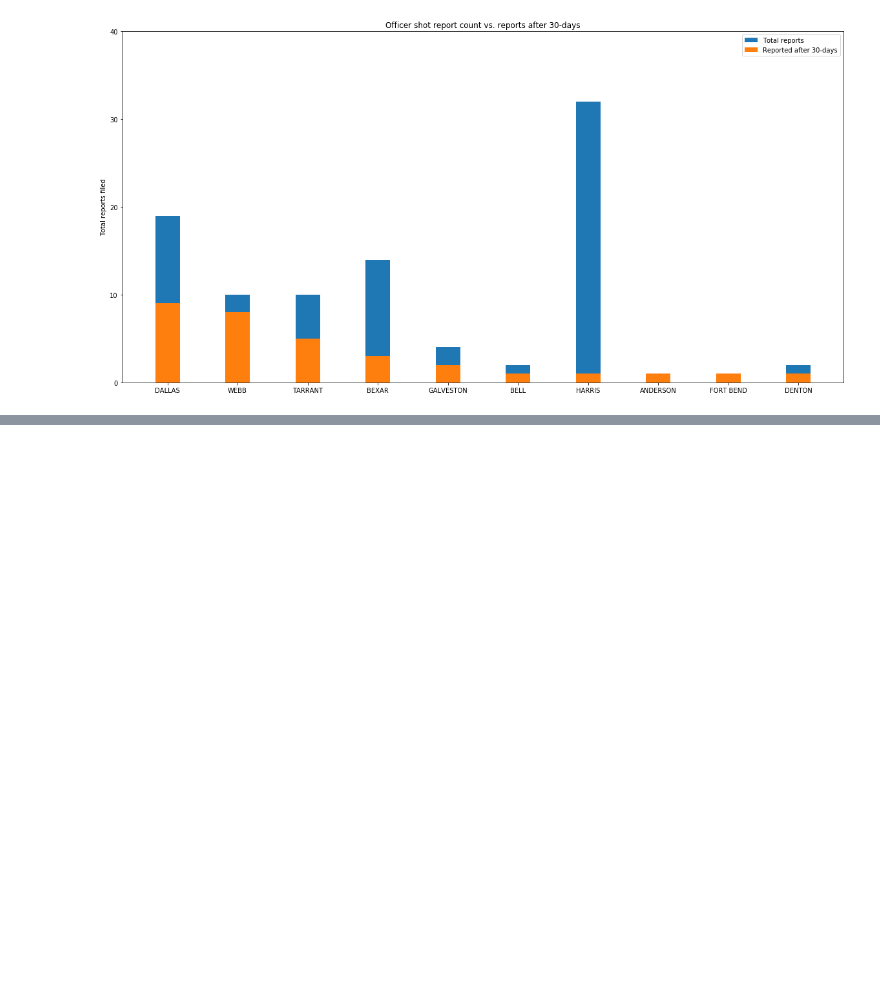
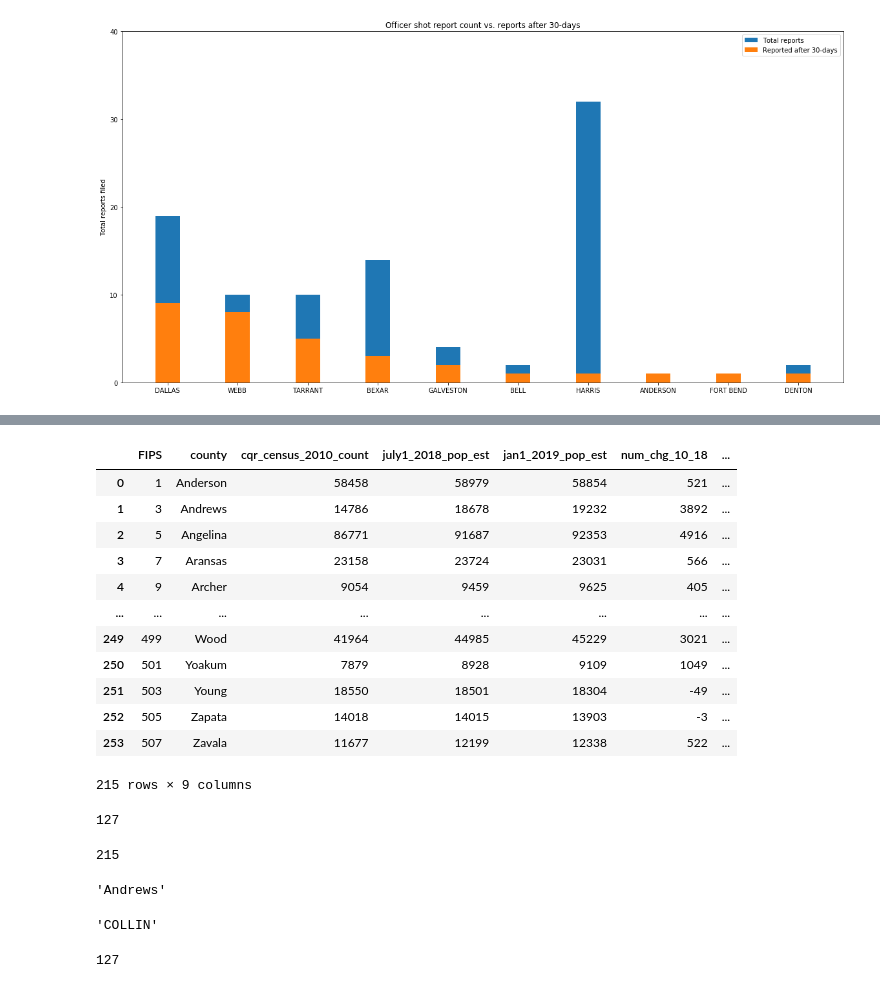
Before and after one commit to texas-justice-initiative/analysis, a Jupyter notebook: analyses/report_dates/date_report_diff.ipynb, the cells around one changed output, grey strips where cells are left out. Saved outputs shown, nothing was run; the diff lists cells and outputs as text; code cells hidden in the pictures; blank space fills up the shorter version.

```diff
--- a/analyses/report_dates/date_report_diff.ipynb
+++ b/analyses/report_dates/date_report_diff.ipynb
@@ -586,0 +623,41 @@ plt.show()
+# %%
+#4. bucket smaller counties by population, any county less than 100k, miss reporting x % of the time
+small_county = county_pop[county_pop['jan1_2019_pop_est']<100000]
+small_county
+# %% [output]
+|  | FIPS | county | cqr_census_2010_count | july1_2018_pop_est | jan1_2019_pop_est | num_chg_10_18 | ... |
+| 0 | 1 | Anderson | 58458 | 58979 | 58854 | 521 | ... |
+| 1 | 3 | Andrews | 14786 | 18678 | 19232 | 3892 | ... |
+| 2 | 5 | Angelina | 86771 | 91687 | 92353 | 4916 | ... |
+| 3 | 7 | Aransas | 23158 | 23724 | 23031 | 566 | ... |
+| 4 | 9 | Archer | 9054 | 9459 | 9625 | 405 | ... |
+| ... | ... | ... | ... | ... | ... | ... | ... |
+| 249 | 499 | Wood | 41964 | 44985 | 45229 | 3021 | ... |
+| 250 | 501 | Yoakum | 7879 | 8928 | 9109 | 1049 | ... |
+| 251 | 503 | Young | 18550 | 18501 | 18304 | -49 | ... |
+| 252 | 505 | Zapata | 14018 | 14015 | 13903 | -3 | ... |
+| 253 | 507 | Zavala | 11677 | 12199 | 12338 | 522 | ... |
+215 rows × 9 columns
+# %%
+# now to index the civillian list by the county list
+len(civ_county_list)
+# %% [output]
+127
+# %%
+len(small_county)
+# %% [output]
+215
+# %%
+small_county.county[1]
+# %% [output]
+'Andrews'
+# %%
+civ_county_list[1]
+# %% [output]
+'COLLIN'
+# %%
+pd.set_option('display.max_rows', 200)
+filtered_list = [string for string in civ_county_list if string not in small_county.county]
+len(filtered_list)
+# %% [output]
+127
```
Also changed, not shown: parts of 17 cells of this notebook.
